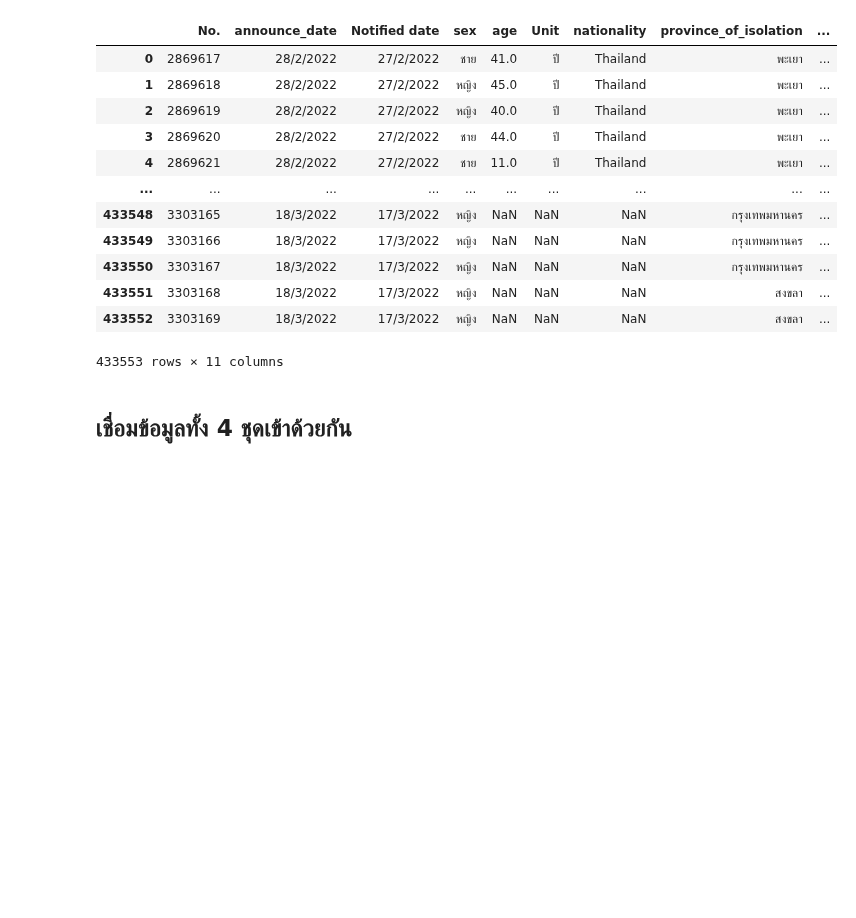
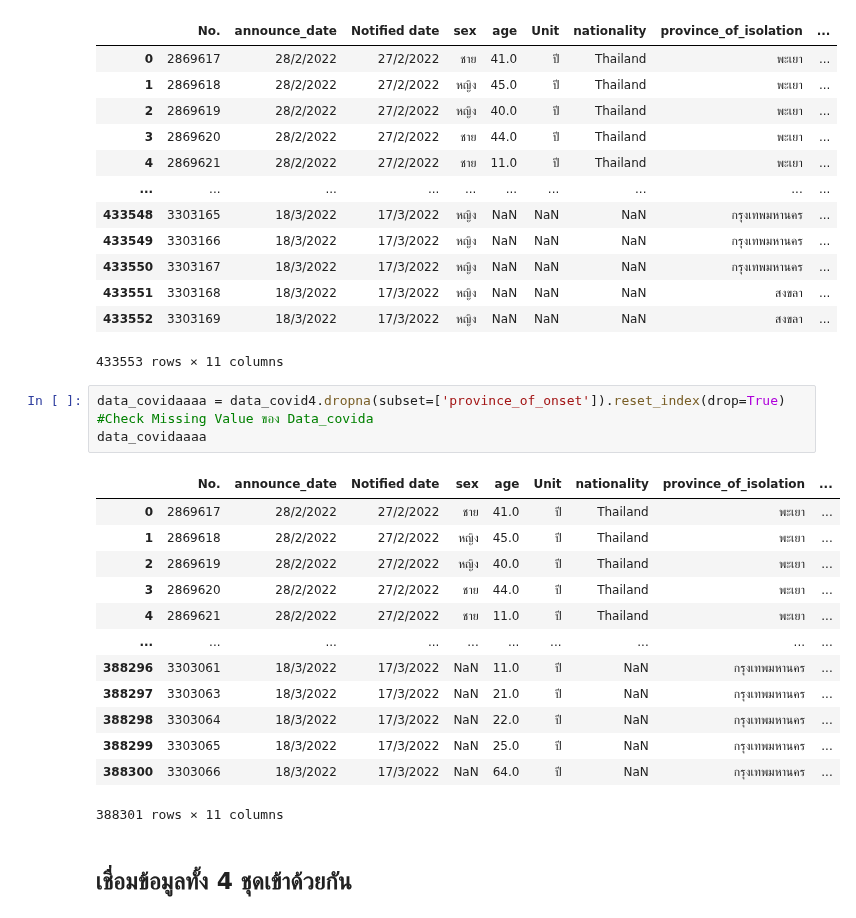
Before and after one commit to Khamsaen2489/DWDM21, a Jupyter notebook: Group_Project.ipynb, the cells around one changed output. Cells and saved outputs as stored; diff of their text form; blank space fills up the shorter version.

```diff
--- a/Group_Project.ipynb
+++ b/Group_Project.ipynb
@@ -107,6 +158,23 @@ data_covid4
 | 433551 | 3303168 | 18/3/2022 | 17/3/2022 | หญิง | NaN | NaN | NaN | สงขลา | ... |
 | 433552 | 3303169 | 18/3/2022 | 17/3/2022 | หญิง | NaN | NaN | NaN | สงขลา | ... |
 433553 rows × 11 columns
+# %%
+data_covidaaaa = data_covid4.dropna(subset=['province_of_onset']).reset_index(drop=True)  #Check Missing Value ของ Data_covida
+data_covidaaaa
+# %% [output]
+|  | No. | announce_date | Notified date | sex | age | Unit | nationality | province_of_isolation | ... |
+| 0 | 2869617 | 28/2/2022 | 27/2/2022 | ชาย | 41.0 | ปี | Thailand | พะเยา | ... |
+| 1 | 2869618 | 28/2/2022 | 27/2/2022 | หญิง | 45.0 | ปี | Thailand | พะเยา | ... |
+| 2 | 2869619 | 28/2/2022 | 27/2/2022 | หญิง | 40.0 | ปี | Thailand | พะเยา | ... |
+| 3 | 2869620 | 28/2/2022 | 27/2/2022 | ชาย | 44.0 | ปี | Thailand | พะเยา | ... |
+| 4 | 2869621 | 28/2/2022 | 27/2/2022 | ชาย | 11.0 | ปี | Thailand | พะเยา | ... |
+| ... | ... | ... | ... | ... | ... | ... | ... | ... | ... |
+| 388296 | 3303061 | 18/3/2022 | 17/3/2022 | NaN | 11.0 | ปี | NaN | กรุงเทพมหานคร | ... |
+| 388297 | 3303063 | 18/3/2022 | 17/3/2022 | NaN | 21.0 | ปี | NaN | กรุงเทพมหานคร | ... |
+| 388298 | 3303064 | 18/3/2022 | 17/3/2022 | NaN | 22.0 | ปี | NaN | กรุงเทพมหานคร | ... |
+| 388299 | 3303065 | 18/3/2022 | 17/3/2022 | NaN | 25.0 | ปี | NaN | กรุงเทพมหานคร | ... |
+| 388300 | 3303066 | 18/3/2022 | 17/3/2022 | NaN | 64.0 | ปี | NaN | กรุงเทพมหานคร | ... |
+388301 rows × 11 columns
 # %% [markdown]
 ## เชื่อมข้อมูลทั้ง 4 ชุดเข้าด้วยกัน
 # %%
```
Also changed, not shown: parts of 3 cells of this notebook.
